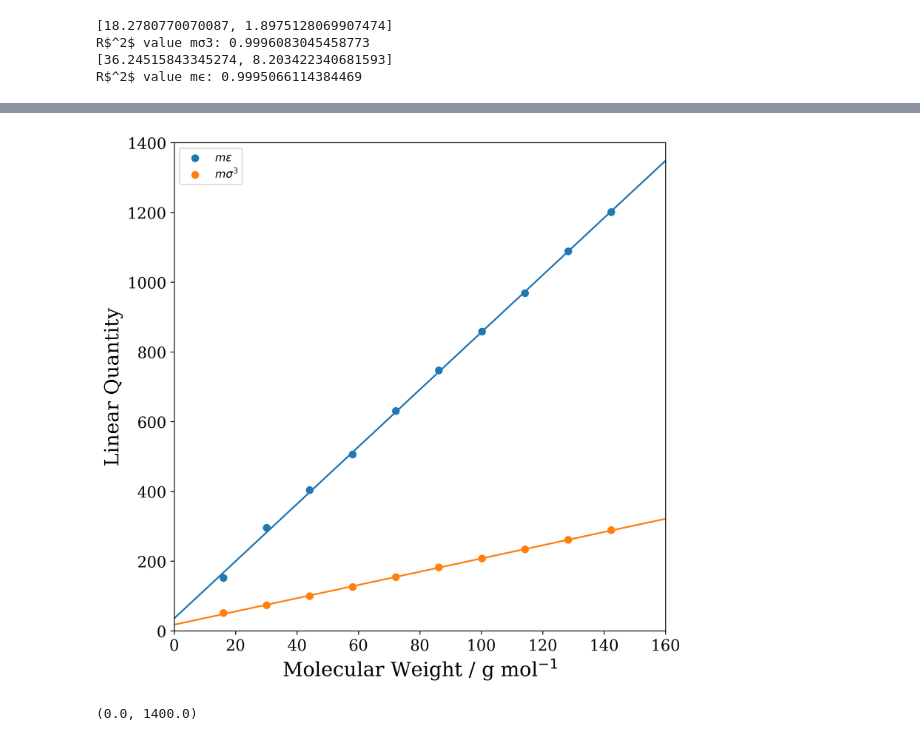
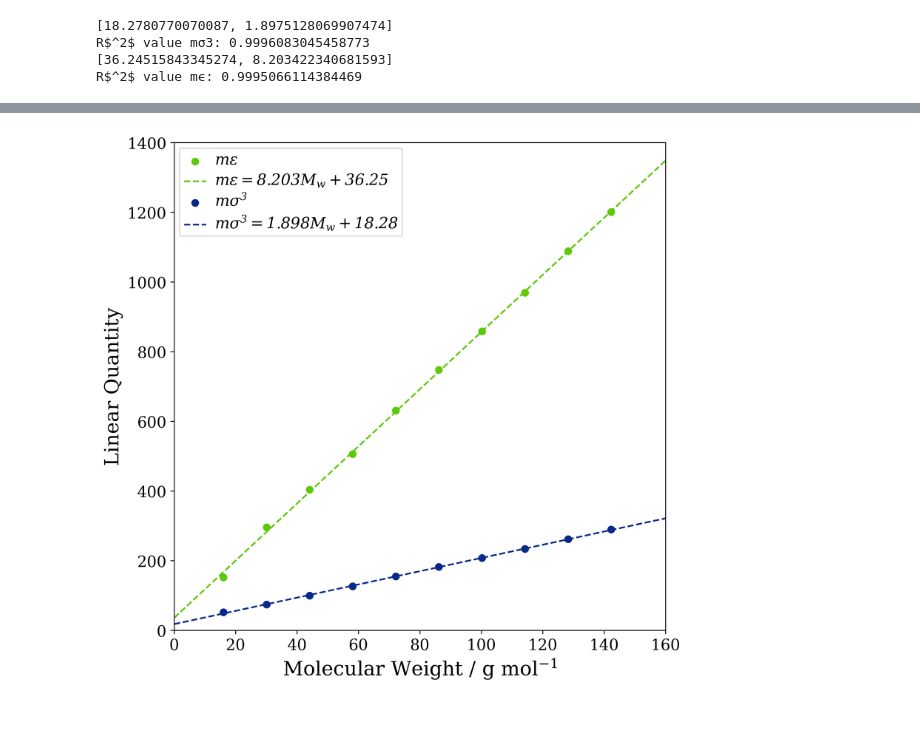
Before and after one commit to lucpaoli/SAFT_ML, a Jupyter notebook: saftvrmie_params/validation_data_open_and_analysis.ipynb, the cells around one changed output, grey strips where cells are left out. Drawn from its saved outputs; the diff is of its cells as text; code cells hidden in the pictures.

```diff
--- a/saftvrmie_params/validation_data_open_and_analysis.ipynb
+++ b/saftvrmie_params/validation_data_open_and_analysis.ipynb
@@ -126,24 +132,45 @@ ylims!(0, 1400)
 # %%
-using Plots
+using PyPlot
+
+
+matplotlib.font_manager[:findfont]("DejaVu Serif") !== nothing || PyCall.pyimport_conda("matplotlib", "matplotlib", "conda-forge")
+rc("font", family="DejaVu Serif")
+
+# Your plotting code here
 
 plt.figure(figsize=(8, 8), dpi=400)
+font_prop = matplotlib.font_manager.FontProperties(family="DejaVu Serif", style="italic")
 
-plt.scatter(linear_alkanes_Mw, m_epsilon, label="mε")
-plt.scatter(linear_alkanes_Mw, m_sigmacubed, label="mσ^3")
-plt.plot(ideal_Mw, ideal_mϵ)
-plt.plot(ideal_Mw, ideal_mσ3)
+plt.scatter(linear_alkanes_Mw, m_epsilon, label=L"$\it{\mathregular{mε}}$", color="#5dc90a")
+plt.plot(ideal_Mw, ideal_mϵ, "--", color="#5dc90a", label=L"$\mathit{\mathregular{mε = 8.203M_w + 36.25}}$")
+plt.scatter(linear_alkanes_Mw, m_sigmacubed, label=L"$\it{\mathregular{mσ^3}}$", color="#08298a")
+plt.plot(ideal_Mw, ideal_mσ3, "--", color="#08298a", label=L"$\mathit{\mathregular{mσ^3 = 1.898M_w + 18.28}}$")
 
-plt.xlabel("Molecular Weight / g mol\$^{-1}\$",fontsize=18,font="serif")
-plt.ylabel("Linear Quantity",fontsize = 18,font="serif")
-plt.legend(["\$mε\$","\$mσ^3\$"],loc="upper left")
-plt.xticks(fontsize=14, fontname="serif")
-plt.yticks(fontsize=14, fontname="serif")
+# plt.xlabel("Molecular Weight (\$M_w\$) / g mol\$^{-1}\$", fontsize=18, fontfamily="serif")
+plt.xlabel(L"Molecular Weight / g mol$\mathregular{^{-1}}$", fontsize=18, fontfamily="serif")
+plt.ylabel("Linear Quantity", fontsize=18, fontfamily="serif")
+plt.legend(loc="upper left",fontsize=14)
+plt.xticks(fontsize=14, fontfamily="serif")
+plt.yticks(fontsize=14, fontfamily="serif")
 
-# plt.title("Linear Alkane SAFT-VR Mie Parameter Combinations",fontsize=14)
-plt.xlim(0,160)
-plt.ylim(0,1400);
+plt.xlim(0, 160)
+plt.ylim(0, 1400)
 
+# Get legend texts
+legend_texts = plt.legend().get_texts()
+
+# Set font properties for the legend text
+font_prop = matplotlib.font_manager.FontProperties(family="DejaVu Serif", style="italic",size=14)
+if !isempty(legend_texts)
+    for legend_text in legend_texts
+        setp(legend_text, fontproperties=font_prop)
+    end
+end
+
+
+# plt.title("Linear Alkane SAFT-VR Mie Parameter Combinations", fontsize=14)
 # plt.savefig("Linear_Quantities_SAFT_VR_Mie.svg")
+
+plt.show()
 # %% [output]
-[figure, old version]
+[figure, new version]
-(0.0, 1400.0)
```
Also changed, not shown: parts of 4 cells of this notebook, 3 other files.
